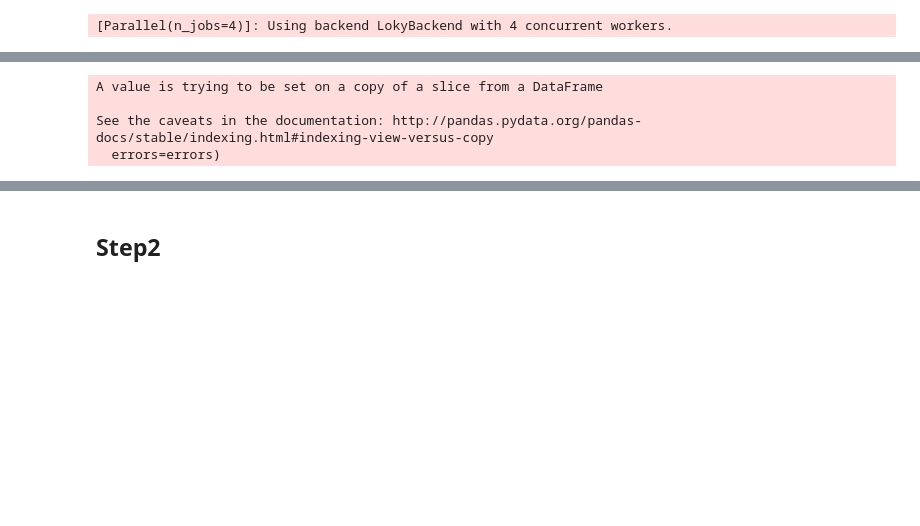
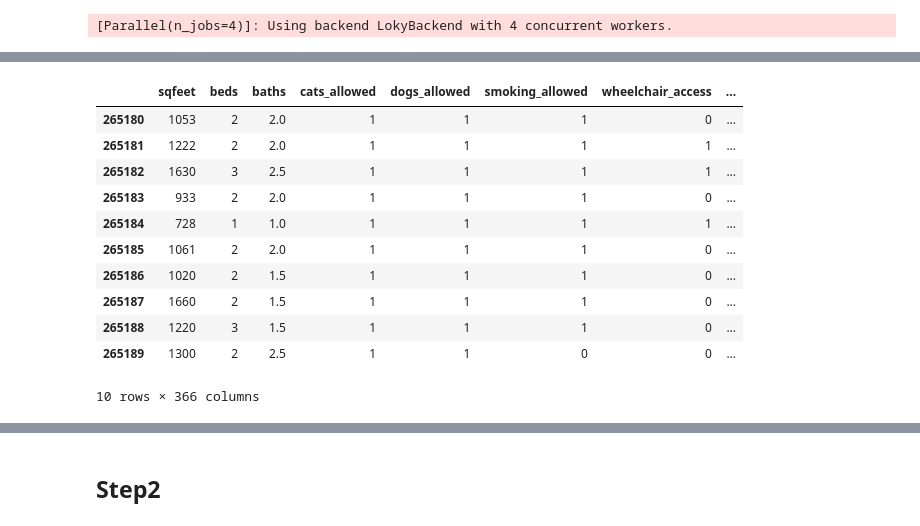
Before and after one commit to VijayKumarMunavalli37506/Assignments, a Jupyter notebook: ineuron_machine_learning_challenge.ipynb, the cells around one changed output, grey strips where cells are left out. Saved outputs shown, nothing was run; the diff lists cells and outputs as text; code cells hidden in the pictures; blank space fills up the shorter version.

```diff
--- a/ineuron_machine_learning_challenge.ipynb
+++ b/ineuron_machine_learning_challenge.ipynb
@@ -366,13 +408,21 @@ regressor.fit(X_train,y_train)
 import pickle
 filename = 'finalized_model.pkl'
 pickle.dump(classifier, open(filename, 'wb'))
-# %%
-df_Test.drop(['SalePrice'],axis=1,inplace=True)
-# %% [output]
-A value is trying to be set on a copy of a slice from a DataFrame
-
-See the caveats in the documentation: http://pandas.pydata.org/pandas-docs/stable/indexing.html#indexing-view-versus-copy
-  errors=errors)
+# %%
+df_Test
+# %% [output]
+|  | sqfeet | beds | baths | cats_allowed | dogs_allowed | smoking_allowed | wheelchair_access | ... |
+| 265180 | 1053 | 2 | 2.0 | 1 | 1 | 1 | 0 | ... |
+| 265181 | 1222 | 2 | 2.0 | 1 | 1 | 1 | 1 | ... |
+| 265182 | 1630 | 3 | 2.5 | 1 | 1 | 1 | 1 | ... |
+| 265183 | 933 | 2 | 2.0 | 1 | 1 | 1 | 0 | ... |
+| 265184 | 728 | 1 | 1.0 | 1 | 1 | 1 | 1 | ... |
+| 265185 | 1061 | 2 | 2.0 | 1 | 1 | 1 | 0 | ... |
+| 265186 | 1020 | 2 | 1.5 | 1 | 1 | 1 | 0 | ... |
+| 265187 | 1660 | 2 | 1.5 | 1 | 1 | 1 | 0 | ... |
+| 265188 | 1220 | 3 | 1.5 | 1 | 1 | 1 | 0 | ... |
+| 265189 | 1300 | 2 | 2.5 | 1 | 1 | 0 | 0 | ... |
+10 rows × 366 columns
 # %%
 df_Test.shape
 # %% [output]
```
Also changed, not shown: parts of 24 cells of this notebook.
